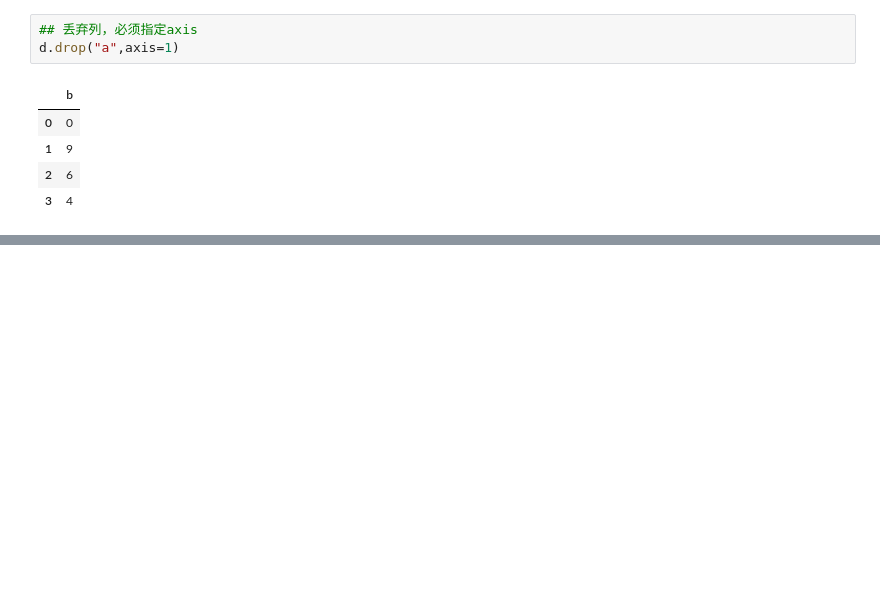
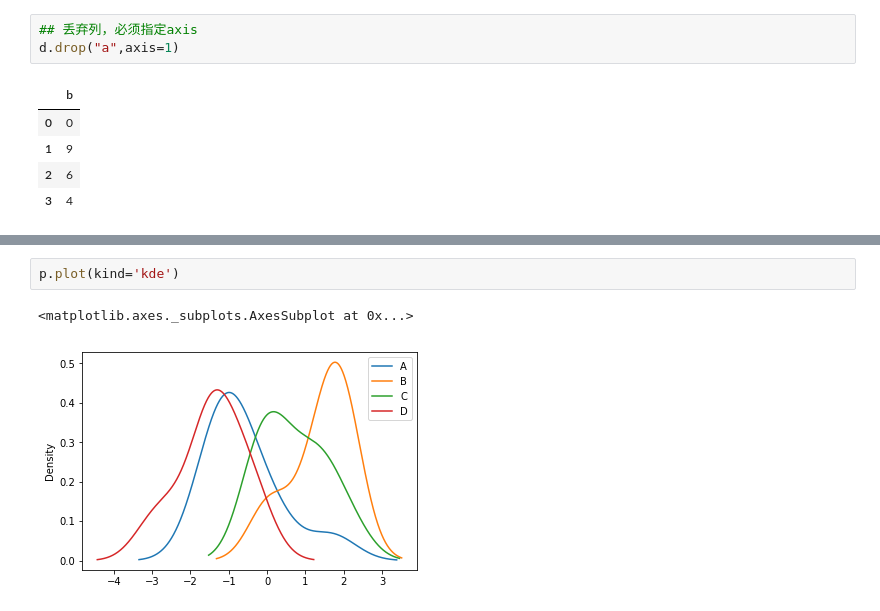
Before and after one commit to froyot/mlnotebook, a Jupyter notebook: pandas 学习笔记.ipynb, the cells around one changed output, grey strips where cells are left out. Saved outputs shown, nothing was run; the diff lists cells and outputs as text; blank space fills up the shorter version.

```diff
--- a/pandas 学习笔记.ipynb
+++ b/pandas 学习笔记.ipynb
@@ -245,0 +312,5 @@ d.drop("a",axis=1)
+# %%
+p.plot(kind='kde')
+# %% [output]
+<matplotlib.axes._subplots.AxesSubplot at 0x...>
+[figure, added]
```
Also changed, not shown: parts of 13 cells of this notebook, 3 other files.
